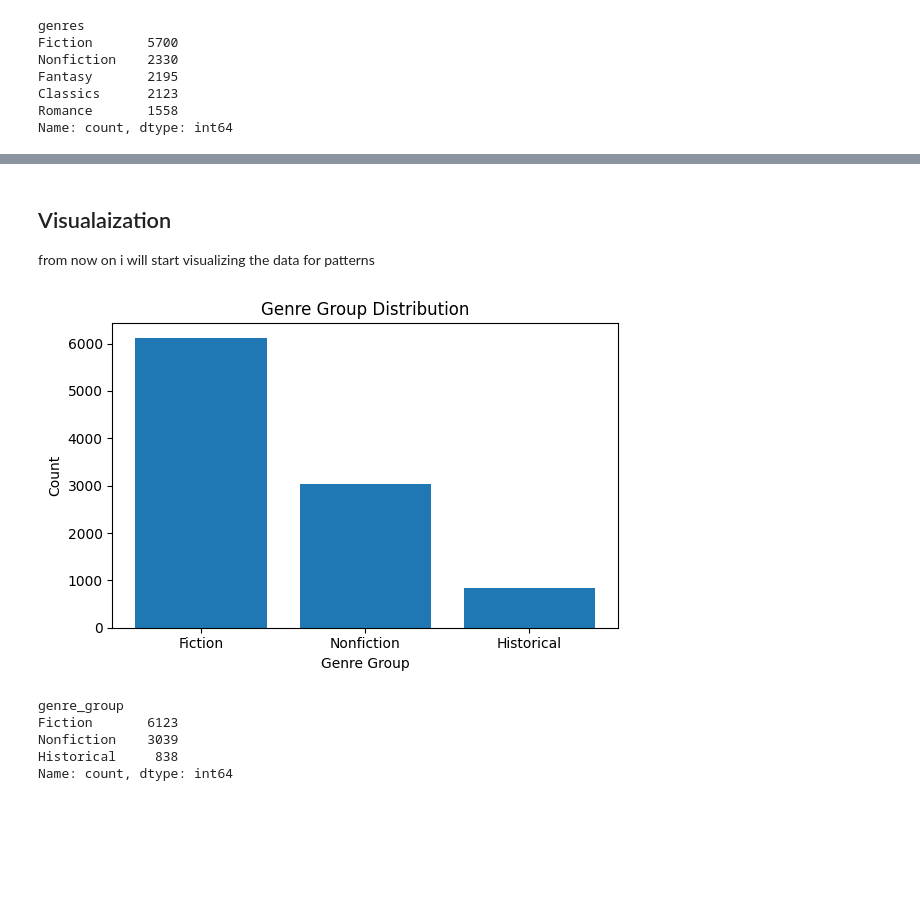
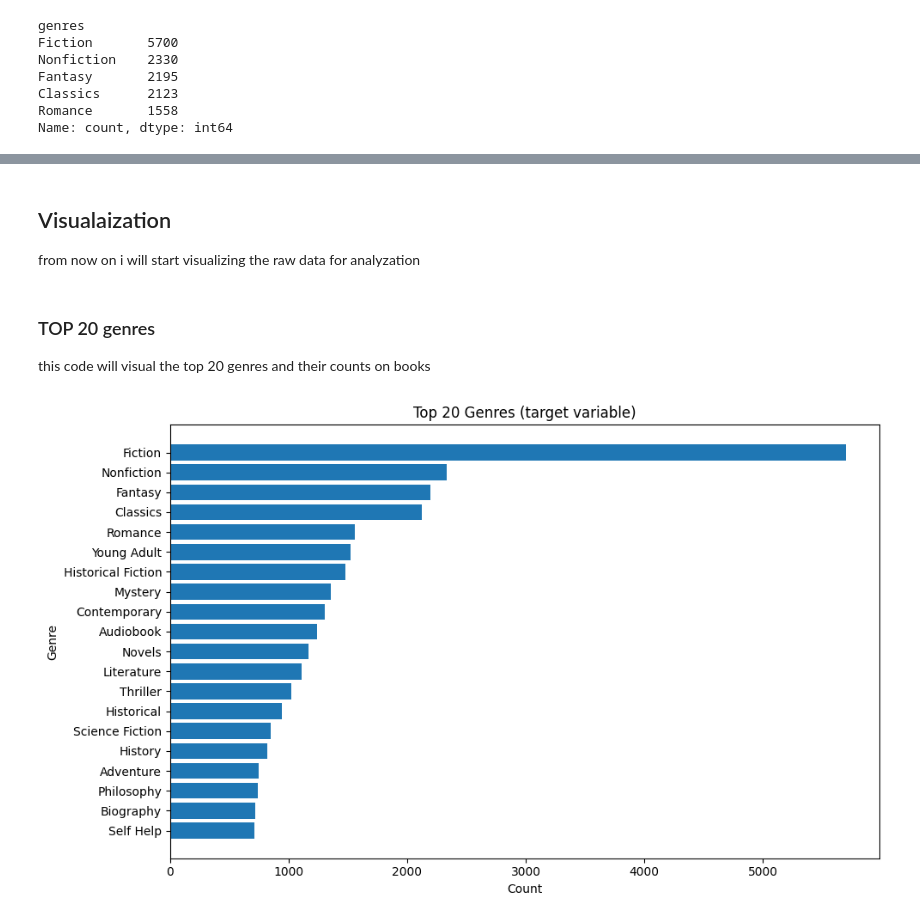
Before and after one commit to Yaser0l/Project-1, a Jupyter notebook: notebooks/EDA.ipynb, the cells around one changed output, grey strips where cells are left out. Drawn from its saved outputs; the diff is of its cells as text; code cells hidden in the pictures; blank space fills up the shorter version.

Commit message:
adding visualaization and cleaning to the data

```diff
--- a/notebooks/EDA.ipynb
+++ b/notebooks/EDA.ipynb
@@ -147,25 +101,39 @@ Name: count, dtype: int64
 # %% [markdown]
 ## Visualaization
 
-from now on i will start visualizing the data for patterns
+from now on i will start visualizing the raw data for analyzation
-# %%
-import matplotlib.pyplot as plt
-
-group_counts = df_raw["genre_group"].value_counts()
-
-plt.figure(figsize=(6,4))
-plt.bar(group_counts.index, group_counts.values)
-plt.title("Genre Group Distribution")
-plt.xlabel("Genre Group")
-plt.ylabel("Count")
-plt.tight_layout()
-plt.show()
-
-group_counts  # also print the numbers
-# %% [output]
-[figure, removed]
-genre_group
-Fiction       6123
-Nonfiction    3039
-Historical     838
-Name: count, dtype: int64
+# %% [markdown]
+### TOP 20 genres
+this code will visual the top 20 genres and their counts on books
+# %%
+from matplotlib import pyplot as plt
+# Top 20 genres (from the raw 'genres' column)
+missing_genres = df_raw["genres"].isna() | (df_raw["genres"].astype(str).str.strip().isin(["", "[]"]))
+
+s = (
+    df_raw.loc[~missing_genres, "genres"]
+    .astype(str)
+    .str.strip()
+    .str.strip("[]")
+    .str.replace("'", "", regex=False)
+    .str.replace('"', "", regex=False)
+ )
+
+all_genres = (
+    s.str.split(r"\s*,\s*", regex=True)
+     .explode()
+     .str.strip()
+ )
+
+all_genres = all_genres[all_genres.ne("")]
+top20 = all_genres.value_counts().head(20)
+
+plt.figure(figsize=(10, 6))
+plt.barh(top20.index[::-1], top20.values[::-1])
+plt.title("Top 20 Genres (target variable)")
+plt.xlabel("Count")
+plt.ylabel("Genre")
+plt.tight_layout()
+plt.show()
+# %% [output]
+[figure, added]
```
Also changed, not shown: parts of 19 cells of this notebook.
